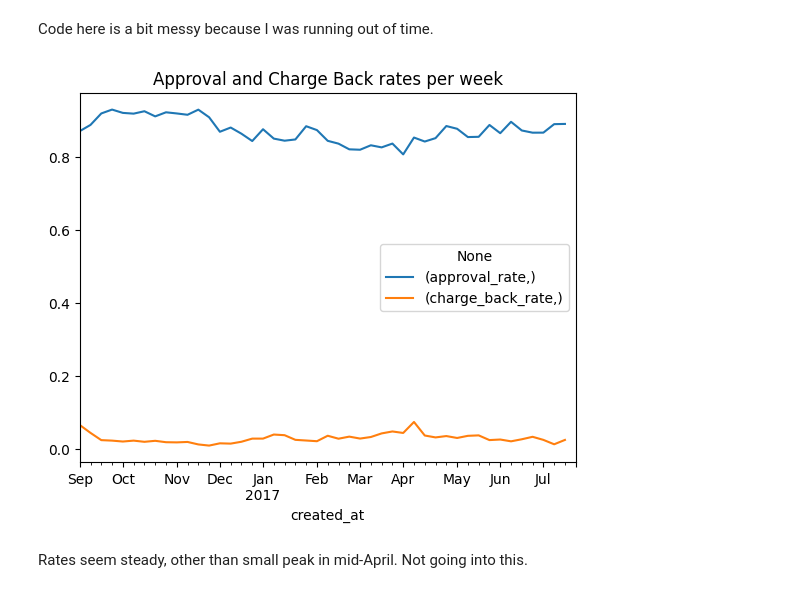
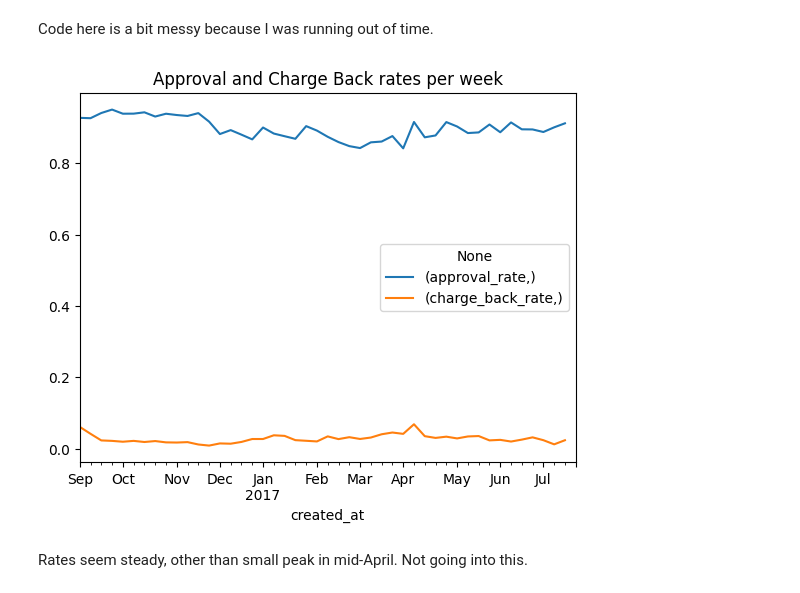
Before and after one commit to yuvalorsher/Riskified-fraud-detection, a Jupyter notebook: EDA.ipynb, the cells around one changed output. Saved outputs shown, nothing was run; the diff lists cells and outputs as text; code cells hidden in the pictures.

Commit message:
Fix approval rate calculation

```diff
--- a/EDA.ipynb
+++ b/EDA.ipynb
@@ -478,21 +478,22 @@ Code here is a bit messy because I was running out of time.
 # %%
 status_over_time = agg_over_time_per_group(
         df=temporally_filtered,
         date_col=DATE_COL,
         agg_col='order_id',
         groupby_cols=['status'],
         freq='W',
         agg_func='count',
         is_add_missing_periods=False,
 )
 ax = (status_over_time
  .assign(total=lambda df: df.sum(axis=1))
- .assign(approval_rate = lambda df: df['approved'].values / df['total'].values)
- .assign(charge_back_rate = lambda df: df['chargeback'].values / df['approved'].values)
+ .assign(total_approved = lambda df: df['approved'].values + df['chargeback'].values)
+ .assign(approval_rate = lambda df: df['total_approved'].values / df['total'].values)
+ .assign(charge_back_rate = lambda df: df['chargeback'].values / df['total_approved'].values)
 )[['approval_rate','charge_back_rate']].plot()
 ax.set_title('Approval and Charge Back rates per week');
 # %% [output]
-[figure, old version]
+[figure, new version]
 # %% [markdown]
 Rates seem steady, other than small peak in mid-April. Not going into this.
 # %% [markdown]
```
